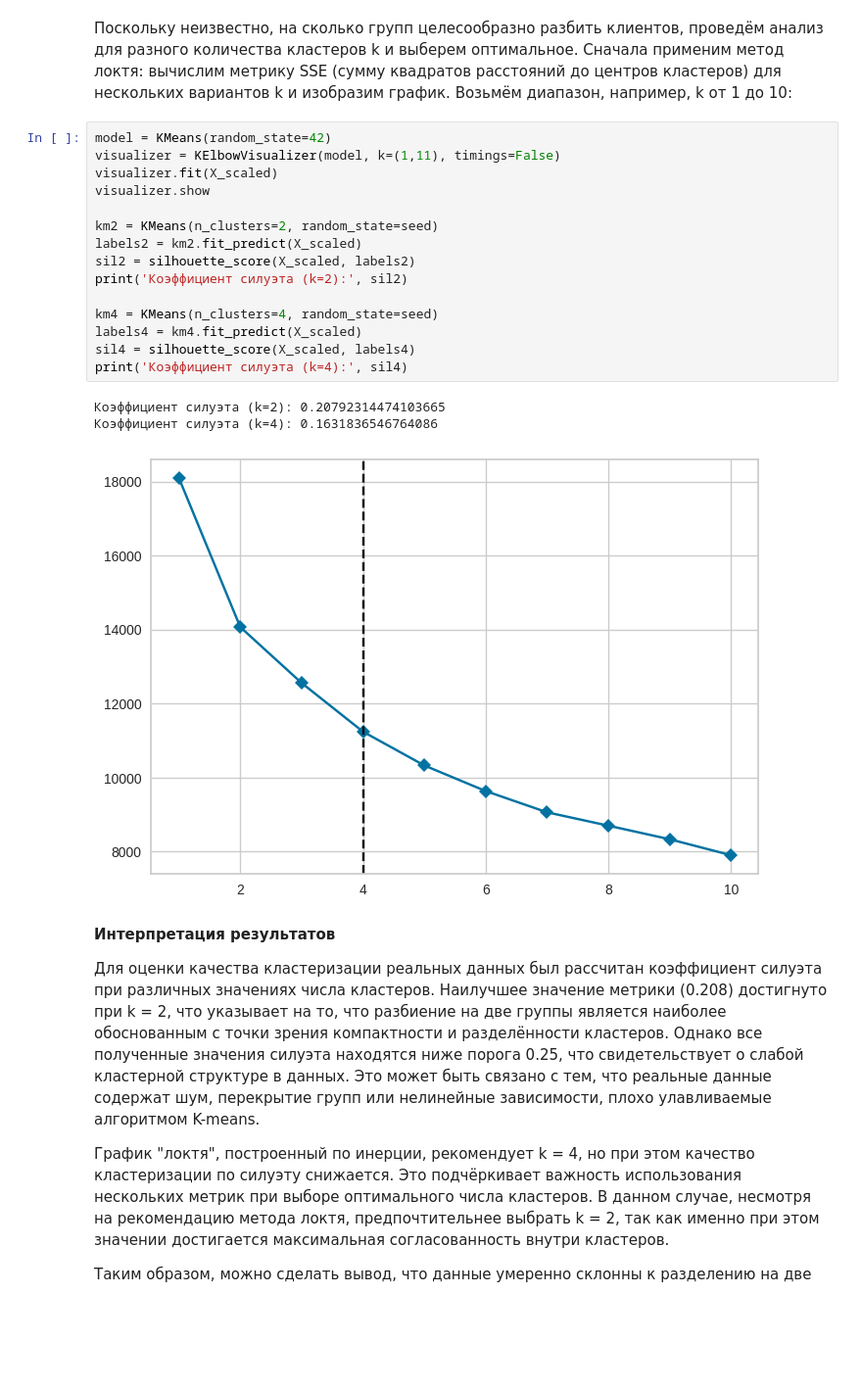
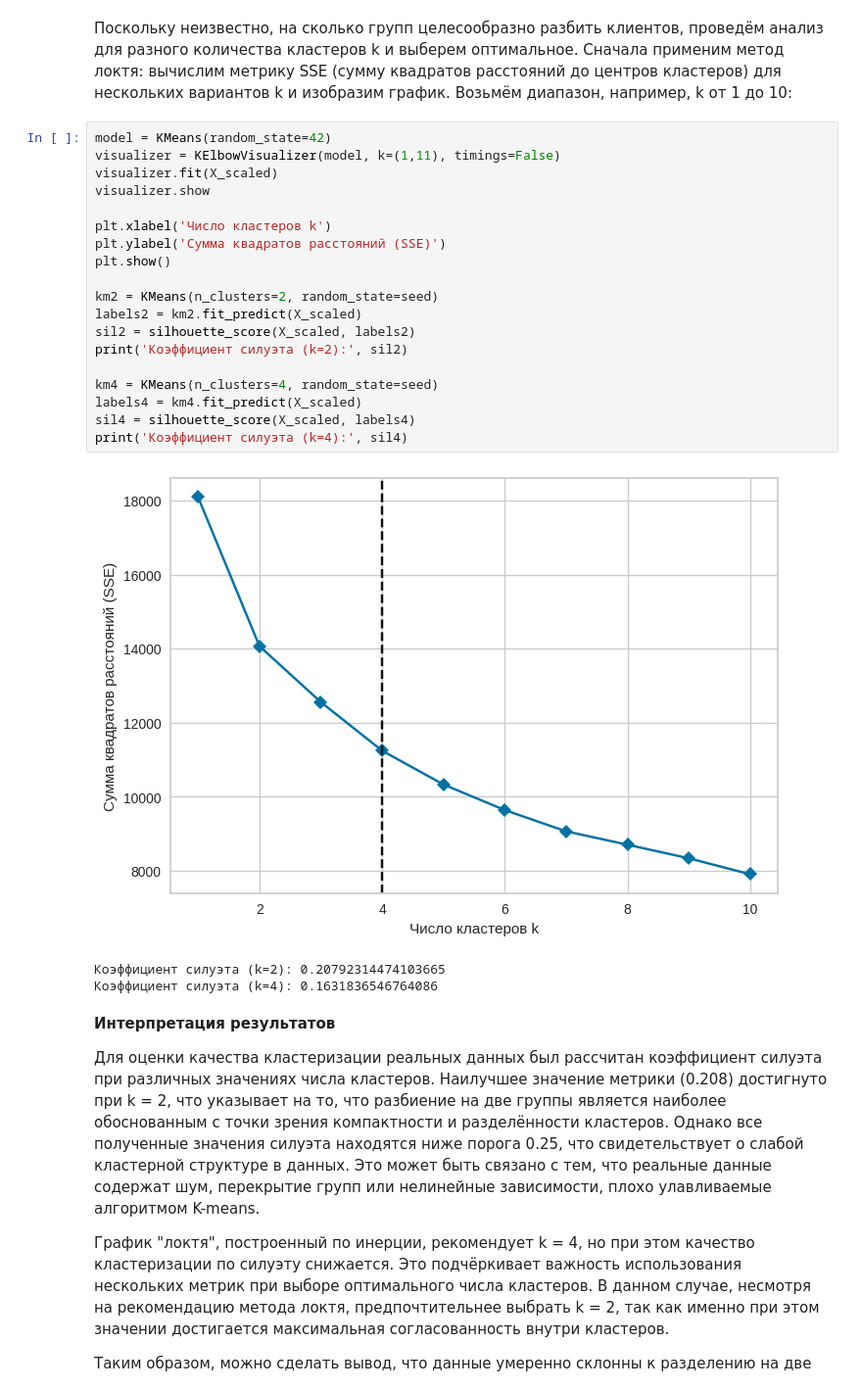
Before and after one commit to ascom8/data_analysis, a Jupyter notebook: LR4_Smirnov_5.ipynb, the cells around one changed output. Shown at 98% size. Saved outputs shown, nothing was run; the diff lists cells and outputs as text; blank space fills up the shorter version.

```diff
--- a/LR4_Smirnov_5.ipynb
+++ b/LR4_Smirnov_5.ipynb
@@ -292,22 +292,26 @@ X_scaled = scaler.fit_transform(X_num)
 # %%
 model = KMeans(random_state=42)
 visualizer = KElbowVisualizer(model, k=(1,11), timings=False)
 visualizer.fit(X_scaled)
 visualizer.show
+
+plt.xlabel('Число кластеров k')
+plt.ylabel('Сумма квадратов расстояний (SSE)')
+plt.show()
 
 km2 = KMeans(n_clusters=2, random_state=seed)
 labels2 = km2.fit_predict(X_scaled)
 sil2 = silhouette_score(X_scaled, labels2)
 print('Коэффициент силуэта (k=2):', sil2)
 
 km4 = KMeans(n_clusters=4, random_state=seed)
 labels4 = km4.fit_predict(X_scaled)
 sil4 = silhouette_score(X_scaled, labels4)
 print('Коэффициент силуэта (k=4):', sil4)
 # %% [output]
+[figure, new version]
 Коэффициент силуэта (k=2): 0.20792314474103665
 Коэффициент силуэта (k=4): 0.1631836546764086
-[figure, old version]
 # %% [markdown]
 **Интерпретация результатов**
 
```
Also changed, not shown: parts of 23 cells of this notebook.
